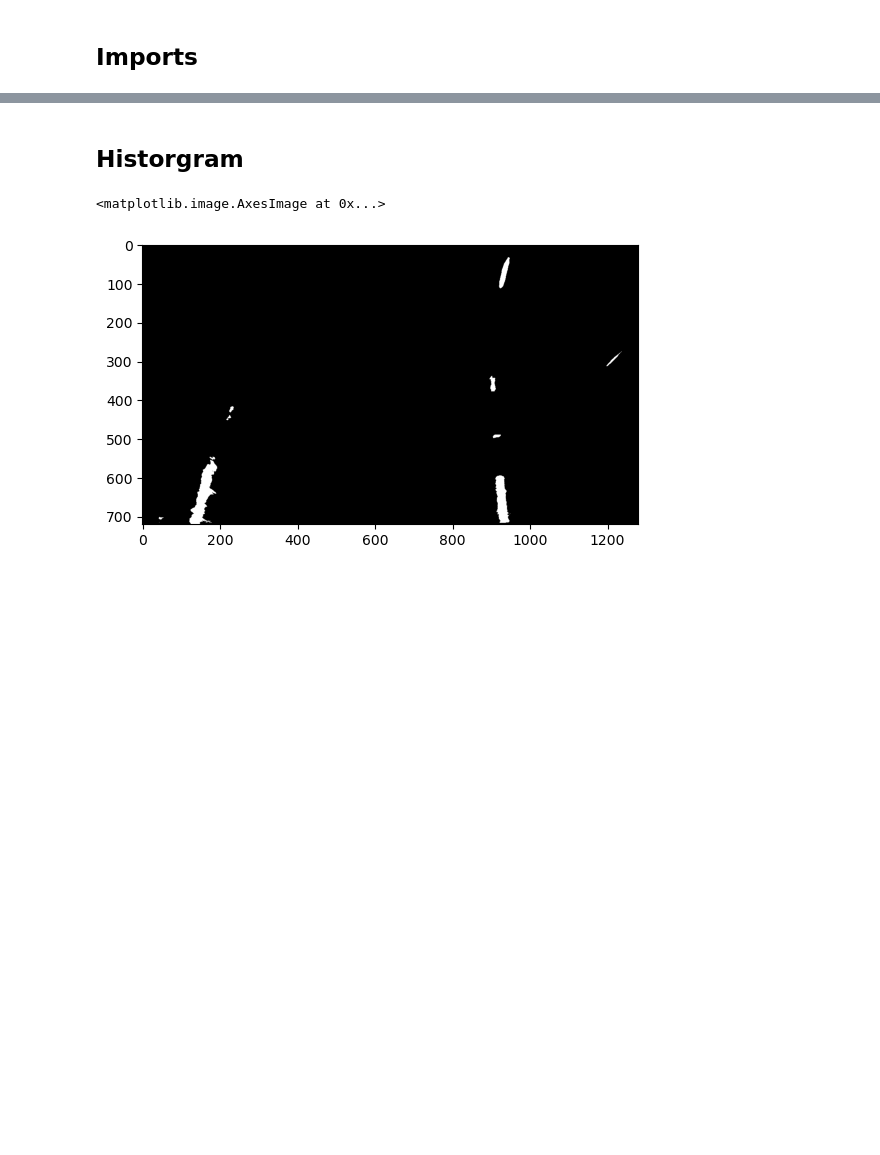
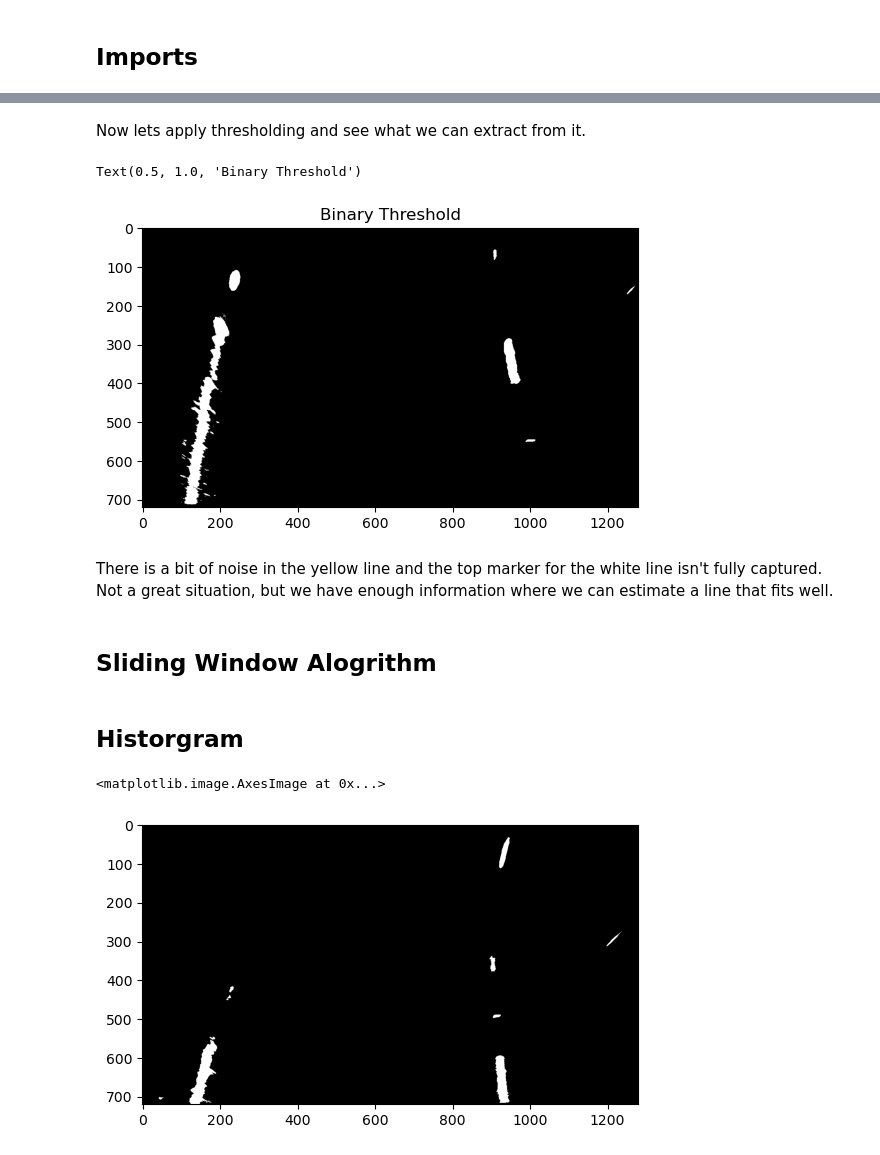
Before and after one commit to xFiveRivers/lane-detection-advanced, a Jupyter notebook: 4_line_fitting.ipynb, the cells around one changed output, grey strips where cells are left out. Saved outputs shown, nothing was run; the diff lists cells and outputs as text; code cells hidden in the pictures; blank space fills up the shorter version.

Commit message:
started adding more information

```diff
--- a/4_line_fitting.ipynb
+++ b/4_line_fitting.ipynb
@@ -9,3 +47,33 @@ import matplotlib.pyplot as plt
+# %% [markdown]
+Now lets apply thresholding and see what we can extract from it.
+# %%
+# Get colour spaces
+hls = cv2.cvtColor(bev_img, cv2.COLOR_RGB2HLS)
+hsv = cv2.cvtColor(bev_img, cv2.COLOR_RGB2HSV)
+
+# Define threshold range bounds
+lightness_lower = np.array([195])
+lightness_upper = np.array([255])
+yellow_lower = np.array([int(40 / 2), int(0.00 * 255), int(0.50 * 255)])
+yellow_upper = np.array([int(50 / 2), int(1.00 * 255), int(1.00* 255)])
+
+# Threshold colour spaces
+lightness = cv2.inRange(hls[:, :, 1], lightness_lower, lightness_upper)
+yellow = cv2.inRange(hsv, yellow_lower, yellow_upper)
+
+# Combine thresholds
+output = lightness | yellow
+
+# Plot image
+plt.imshow(output, cmap='gray')
+plt.title('Binary Threshold')
+# %% [output]
+Text(0.5, 1.0, 'Binary Threshold')
+[figure, added]
+# %% [markdown]
+There is a bit of noise in the yellow line and the top marker for the white line isn't fully captured. Not a great situation, but we have enough information where we can estimate a line that fits well.
+# %% [markdown]
+## **Sliding Window Alogrithm**
 # %% [markdown]
 ## **Historgram**
 # %%
```
Also changed, not shown: parts of 9 cells of this notebook.
